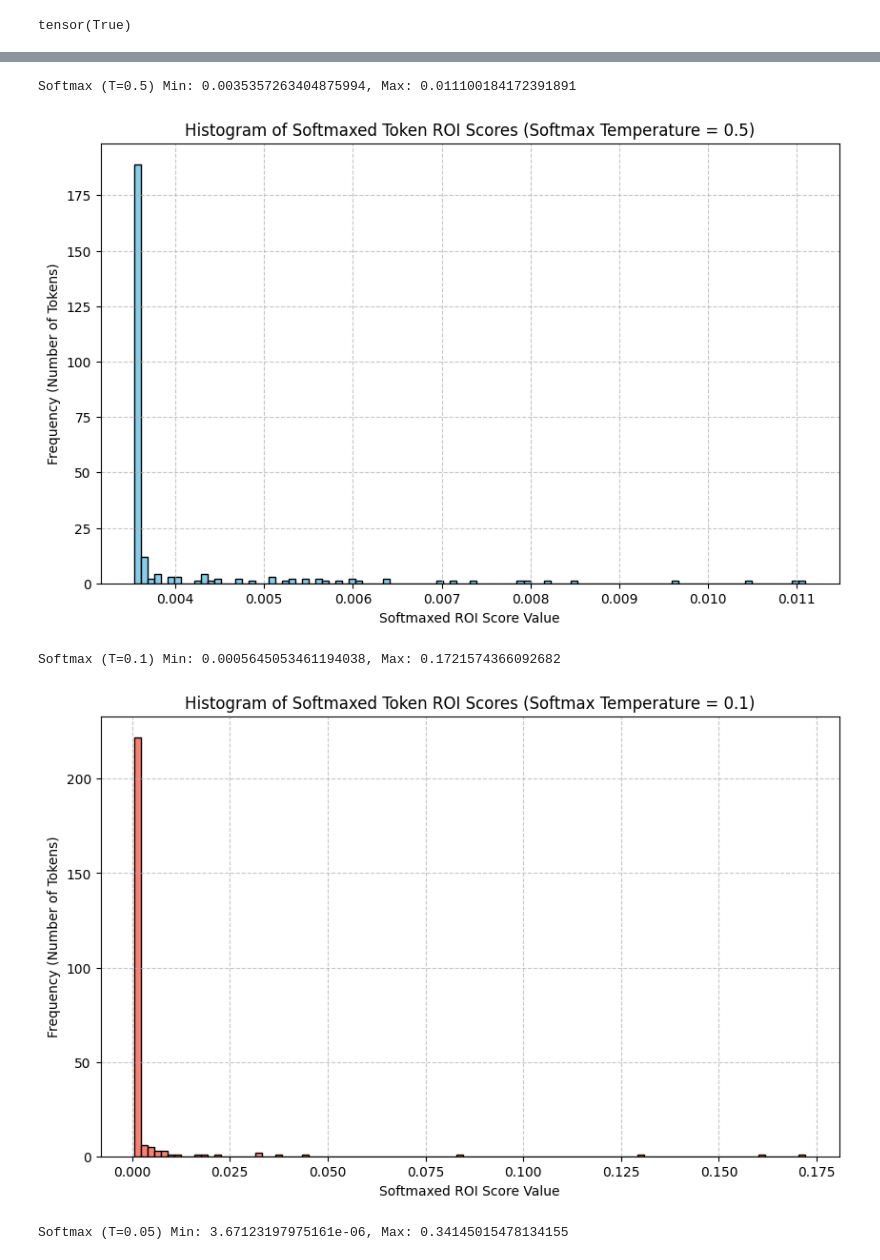
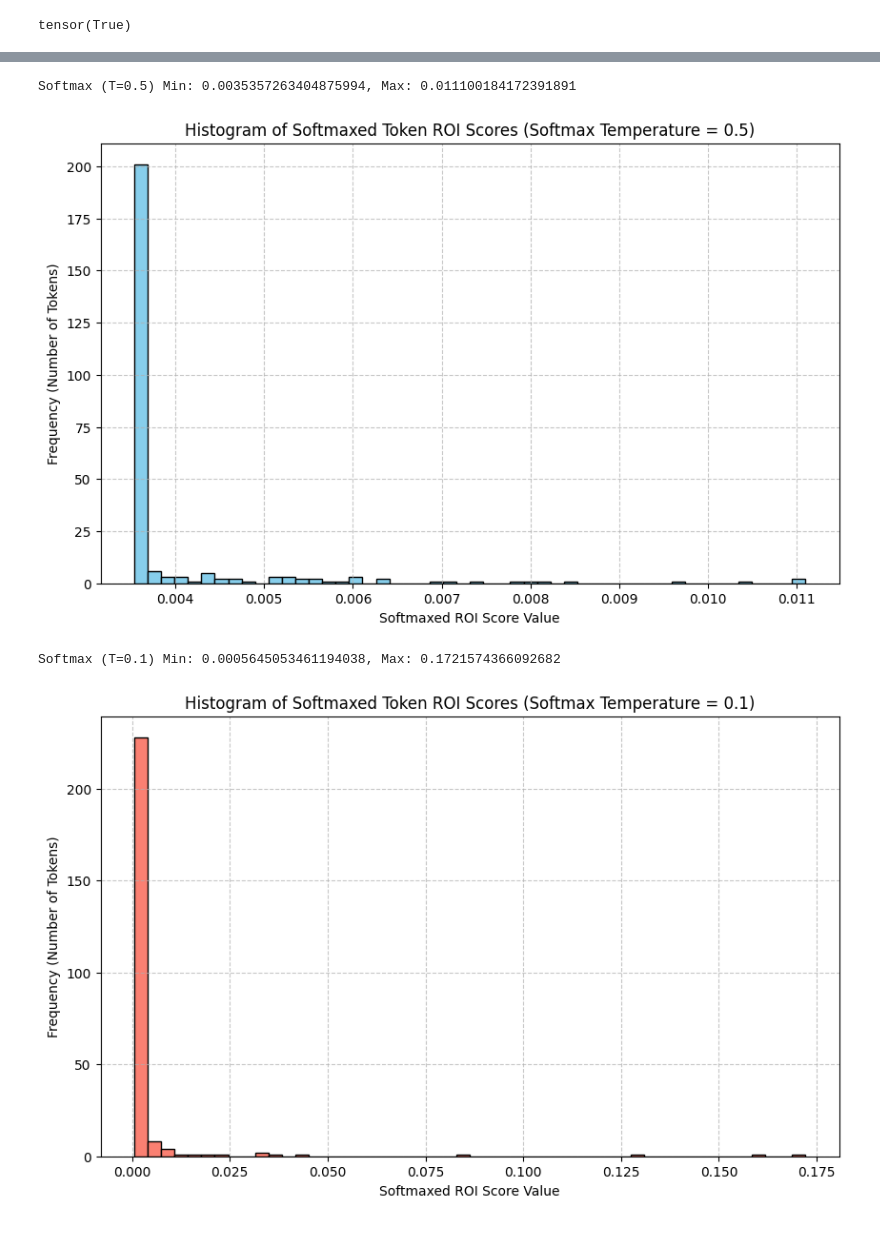
Before and after one commit to diogommiranda/Guiding-ViTs-attention-with-domain-knowledge-for-AD, a Jupyter notebook: code/analyse_mask.ipynb, the cells around one changed output, grey strips where cells are left out. Cells and saved outputs as stored; diff of their text form; code cells hidden in the pictures.

```diff
--- a/code/analyse_mask.ipynb
+++ b/code/analyse_mask.ipynb
@@ -97,24 +105,23 @@ Softmax (T=1) Min: 0.003775653662160039, Max: 0.006689873989671469
 # %%
-temperatures_to_try = [0.5, 0.1, 0.05]
+temperatures_to_try = [0.5, 0.1]
 
 for T in temperatures_to_try:
     token_roi_scores_softmax = F.softmax(token_roi_scores / T, dim=0)
     softmax_min_temp = torch.min(token_roi_scores_softmax)
     softmax_max_temp = torch.max(token_roi_scores_softmax)
     print(f"\nSoftmax (T={T}) Min: {softmax_min_temp.item()}, Max: {softmax_max_temp.item()}")
 
     plt.figure(figsize=(10, 6))
-    plt.hist(token_roi_scores_softmax.cpu().numpy(), bins=100, facecolor='skyblue' if T !=0.1 else 'salmon', edgecolor='black')
+    plt.hist(token_roi_scores_softmax.cpu().numpy(), bins=50, facecolor='skyblue' if T !=0.1 else 'salmon', edgecolor='black')
     plt.title(f"Histogram of Softmaxed Token ROI Scores (Softmax Temperature = {T})")
     plt.xlabel("Softmaxed ROI Score Value")
     plt.ylabel("Frequency (Number of Tokens)")
     plt.grid(True, linestyle='--', alpha=0.7)
     # You might want to adjust x-axis limits for very peaky distributions
     # plt.xlim([0, max(0.01, softmax_max_temp.item() * 1.1)]) # Example dynamic xlim
     plt.show()
 # %% [output]
 Softmax (T=0.5) Min: 0.0035357263404875994, Max: 0.011100184172391891
-[figure, old version]
+[figure, new version]
 Softmax (T=0.1) Min: 0.0005645053461194038, Max: 0.1721574366092682
-[figure, old version]
+[figure, new version]
-Softmax (T=0.05) Min: 3.67123197975161e-06, Max: 0.34145015478134155
```
Also changed, not shown: parts of 11 cells of this notebook, 2 other files.
